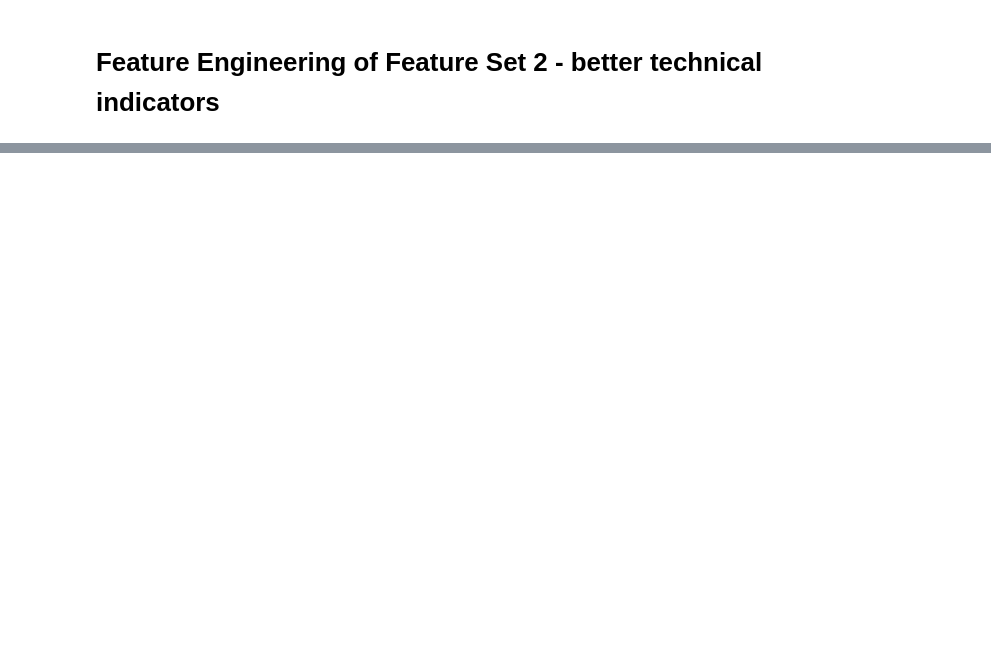
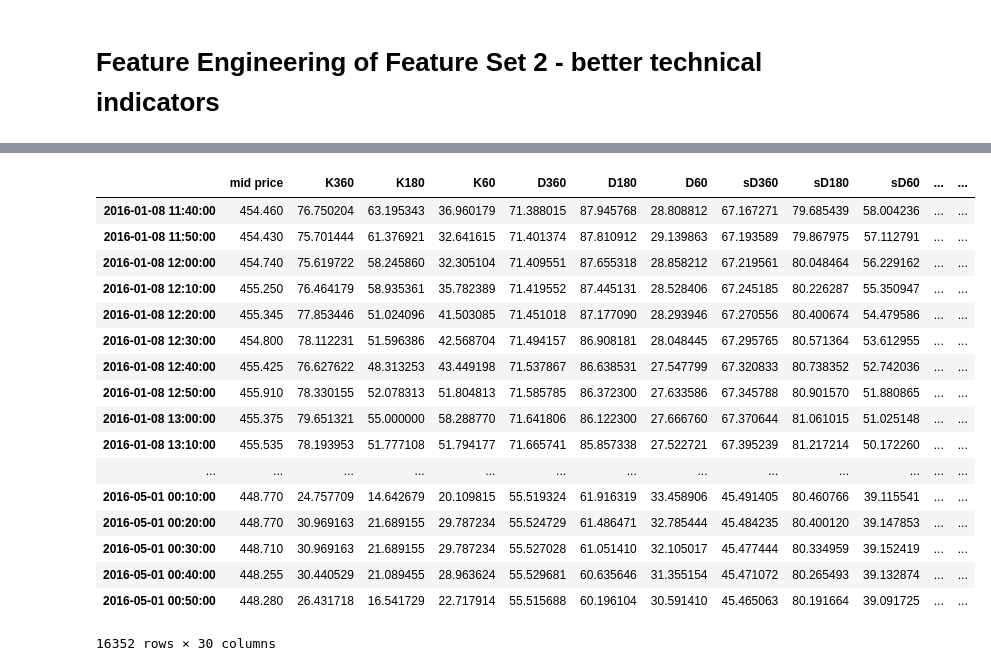
Before and after one commit to Lucsanszky/btc-price-prediction, a Jupyter notebook: data-collection/feature-engineering.ipynb, the cells around one changed output, grey strips where cells are left out. Saved outputs shown, nothing was run; the diff lists cells and outputs as text; code cells hidden in the pictures; blank space fills up the shorter version.

```diff
--- a/data-collection/feature-engineering.ipynb
+++ b/data-collection/feature-engineering.ipynb
@@ -178,0 +390,22 @@ lob_tech_features
+# %%
+lob_techind600 = generate_features(lob_techind600, '600s')
+lob_techind600
+# %% [output]
+|  | mid price | K360 | K180 | K60 | D360 | D180 | D60 | sD360 | sD180 | sD60 | ... | ... |
+| 2016-01-08 11:40:00 | 454.460 | 76.750204 | 63.195343 | 36.960179 | 71.388015 | 87.945768 | 28.808812 | 67.167271 | 79.685439 | 58.004236 | ... | ... |
+| 2016-01-08 11:50:00 | 454.430 | 75.701444 | 61.376921 | 32.641615 | 71.401374 | 87.810912 | 29.139863 | 67.193589 | 79.867975 | 57.112791 | ... | ... |
+| 2016-01-08 12:00:00 | 454.740 | 75.619722 | 58.245860 | 32.305104 | 71.409551 | 87.655318 | 28.858212 | 67.219561 | 80.048464 | 56.229162 | ... | ... |
+| 2016-01-08 12:10:00 | 455.250 | 76.464179 | 58.935361 | 35.782389 | 71.419552 | 87.445131 | 28.528406 | 67.245185 | 80.226287 | 55.350947 | ... | ... |
+| 2016-01-08 12:20:00 | 455.345 | 77.853446 | 51.024096 | 41.503085 | 71.451018 | 87.177090 | 28.293946 | 67.270556 | 80.400674 | 54.479586 | ... | ... |
+| 2016-01-08 12:30:00 | 454.800 | 78.112231 | 51.596386 | 42.568704 | 71.494157 | 86.908181 | 28.048445 | 67.295765 | 80.571364 | 53.612955 | ... | ... |
+| 2016-01-08 12:40:00 | 455.425 | 76.627622 | 48.313253 | 43.449198 | 71.537867 | 86.638531 | 27.547799 | 67.320833 | 80.738352 | 52.742036 | ... | ... |
+| 2016-01-08 12:50:00 | 455.910 | 78.330155 | 52.078313 | 51.804813 | 71.585785 | 86.372300 | 27.633586 | 67.345788 | 80.901570 | 51.880865 | ... | ... |
+| 2016-01-08 13:00:00 | 455.375 | 79.651321 | 55.000000 | 58.288770 | 71.641806 | 86.122300 | 27.666760 | 67.370644 | 81.061015 | 51.025148 | ... | ... |
+| 2016-01-08 13:10:00 | 455.535 | 78.193953 | 51.777108 | 51.794177 | 71.665741 | 85.857338 | 27.522721 | 67.395239 | 81.217214 | 50.172260 | ... | ... |
+| ... | ... | ... | ... | ... | ... | ... | ... | ... | ... | ... | ... | ... |
+| 2016-05-01 00:10:00 | 448.770 | 24.757709 | 14.642679 | 20.109815 | 55.519324 | 61.916319 | 33.458906 | 45.491405 | 80.460766 | 39.115541 | ... | ... |
+| 2016-05-01 00:20:00 | 448.770 | 30.969163 | 21.689155 | 29.787234 | 55.524729 | 61.486471 | 32.785444 | 45.484235 | 80.400120 | 39.147853 | ... | ... |
+| 2016-05-01 00:30:00 | 448.710 | 30.969163 | 21.689155 | 29.787234 | 55.527028 | 61.051410 | 32.105017 | 45.477444 | 80.334959 | 39.152419 | ... | ... |
+| 2016-05-01 00:40:00 | 448.255 | 30.440529 | 21.089455 | 28.963624 | 55.529681 | 60.635646 | 31.355154 | 45.471072 | 80.265493 | 39.132874 | ... | ... |
+| 2016-05-01 00:50:00 | 448.280 | 26.431718 | 16.541729 | 22.717914 | 55.515688 | 60.196104 | 30.591410 | 45.465063 | 80.191664 | 39.091725 | ... | ... |
+16352 rows × 30 columns
```
Also changed, not shown: parts of 22 cells of this notebook, 1 other file.
